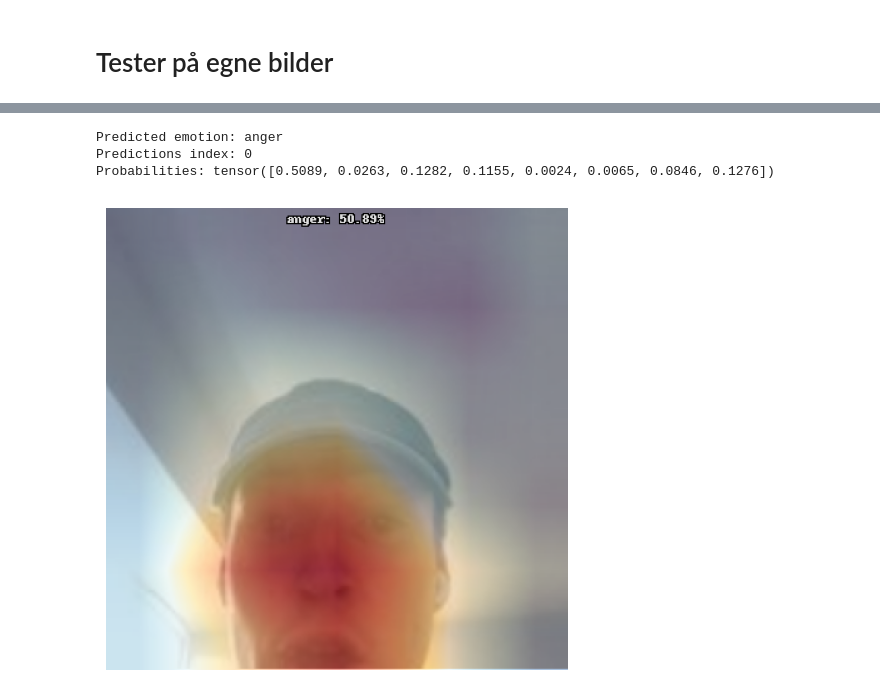
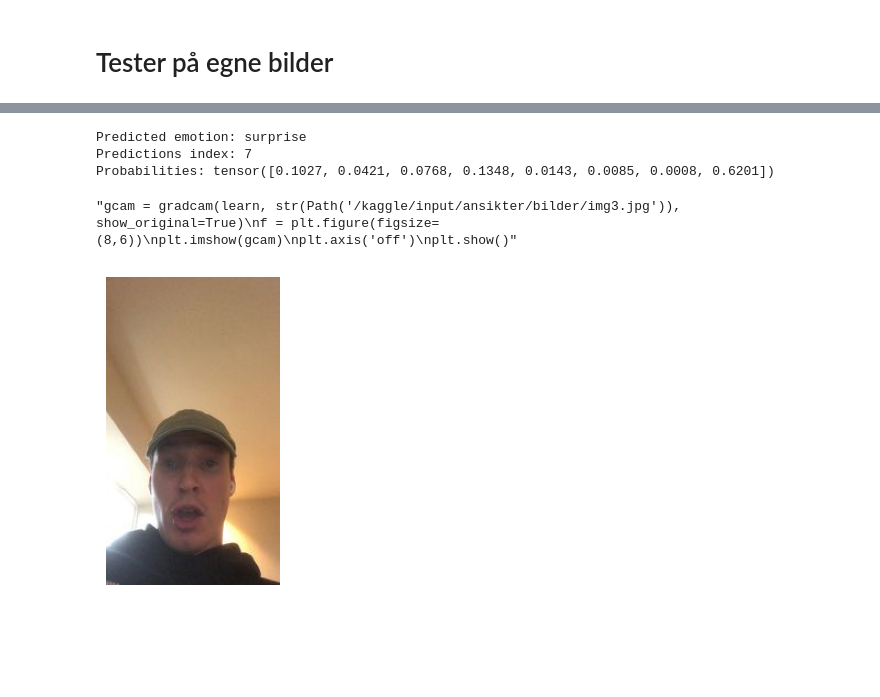
Before and after one commit to Markustho/Facialscan, a Jupyter notebook: ansikt.ipynb, the cells around one changed output, grey strips where cells are left out. Saved outputs shown, nothing was run; the diff lists cells and outputs as text; code cells hidden in the pictures; blank space fills up the shorter version.

```diff
--- a/ansikt.ipynb
+++ b/ansikt.ipynb
@@ -145,7 +259,3 @@ cleaner
 VBox(children=(Dropdown(options=('anger', 'contempt', 'disgust', 'fear', 'happiness', 'neutral', 'sadness', 's…
 # %% [markdown]
 ## Trener modellen på nytt med renset data
-# %%
-dls = ansikt.dataloaders(DATA, bs=64)
-# %%
-learn = vision_learner(dls, resnet18, metrics=error_rate)
@@ -201,0 +438,2 @@ weighted avg       0.88      0.88      0.88       307
+# %%
+DATA = Path('/kaggle/input/ansikter/full')
@@ -254,10 +616,10 @@ print(f'Probabilities: {outputs}')
 
 # Show the image
 img1.show()
-gcam = gradcam(learn, str(Path('/kaggle/input/ansikter/bilder/img2.jpg')), show_original=True)
+'''gcam = gradcam(learn, str(Path('/kaggle/input/ansikter/bilder/img2.jpg')), show_original=True)
 f = plt.figure(figsize=(8,6))
 plt.imshow(gcam)
 plt.axis('off')
-plt.show()
+plt.show()'''
 # %% [output]
 [interactive output not drawn]
@@ -269,28 +632,30 @@ Probabilities: tensor([8.8514e-01, 1.6275e-02, 1.8709e-02, 6.9079e-04, 4.9697e-0
 # %%
 # Eget bilde
 img1 = PILImage.create('/kaggle/input/ansikter/bilder/img3.jpg')
 
 # Get predictions (no need to apply after_batch transforms explicitly, predict does that)
 pred_class, pred_idx, outputs = learn.predict(img1)
 
 # Print results
 print(f'Predicted emotion: {pred_class}')
 print(f'Predictions index: {pred_idx}')
 print(f'Probabilities: {outputs}')
 
 # Show the image
-
-gcam = gradcam(learn, str(Path('/kaggle/input/ansikter/bilder/img3.jpg')), show_original=True)
+# Show the image
+img1.show()
+'''gcam = gradcam(learn, str(Path('/kaggle/input/ansikter/bilder/img3.jpg')), show_original=True)
 f = plt.figure(figsize=(8,6))
 plt.imshow(gcam)
 plt.axis('off')
-plt.show()
+plt.show()'''
 # %% [output]
 [interactive output not drawn]
-Predicted emotion: anger
-Predictions index: 0
-Probabilities: tensor([0.5089, 0.0263, 0.1282, 0.1155, 0.0024, 0.0065, 0.0846, 0.1276])
+Predicted emotion: surprise
+Predictions index: 7
+Probabilities: tensor([0.1027, 0.0421, 0.0768, 0.1348, 0.0143, 0.0085, 0.0008, 0.6201])
+"gcam = gradcam(learn, str(Path('/kaggle/input/ansikter/bilder/img3.jpg')), show_original=True)\nf = plt.figure(figsize=(8,6))\nplt.imshow(gcam)\nplt.axis('off')\nplt.show()"
-[figure, old version]
+[figure, new version]
 # %%
 # Eget bilde
 img1 = PILImage.create('/kaggle/input/bilder/Photo.jpg')
```
Also changed, not shown: parts of 65 cells of this notebook.
